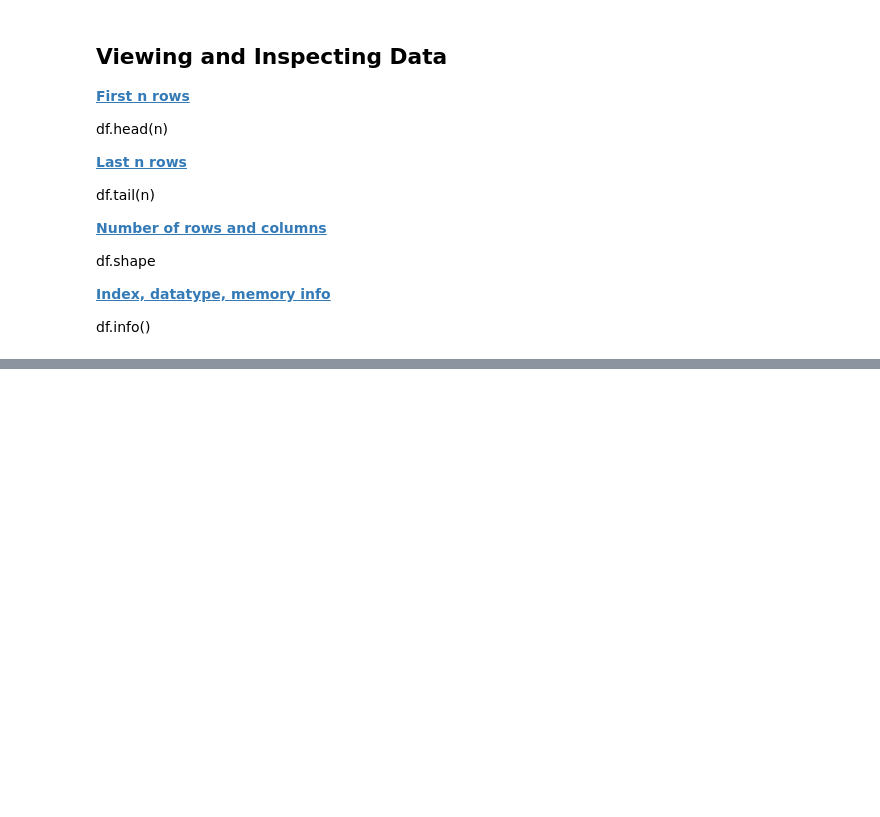
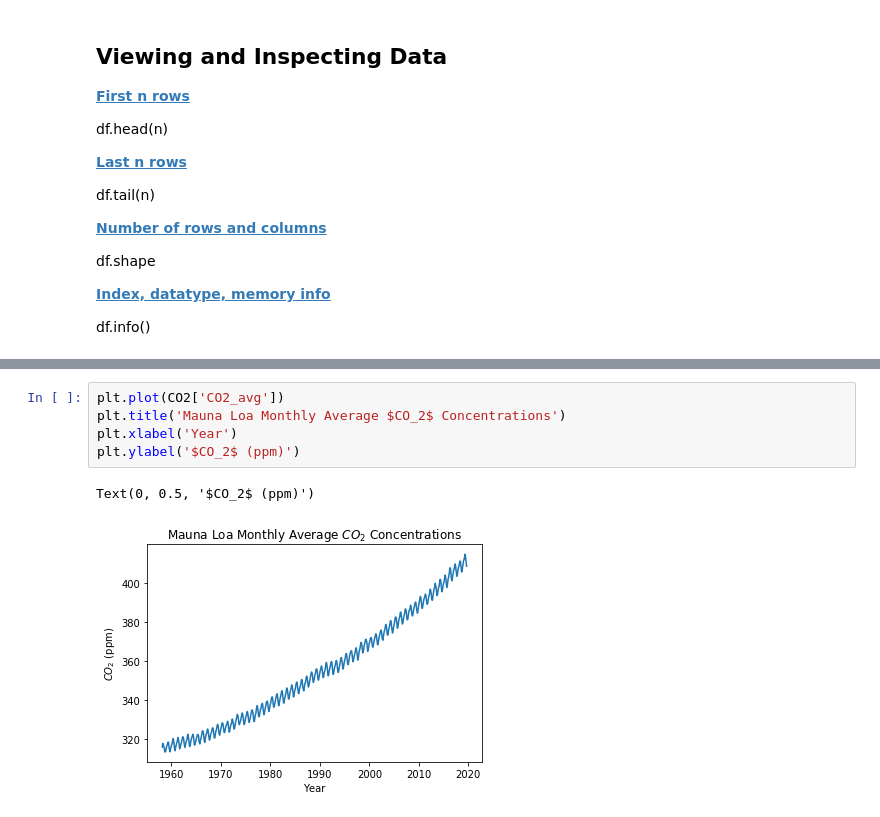
Before and after one commit to tamck/Pandas_tutorial, a Jupyter notebook: EARTH_PandasTech.ipynb, the cells around one changed output, grey strips where cells are left out. Drawn from its saved outputs; the diff is of its cells as text; blank space fills up the shorter version.

```diff
--- a/EARTH_PandasTech.ipynb
+++ b/EARTH_PandasTech.ipynb
@@ -381,0 +565,8 @@ Once again, let's try coding these to see if they give the same result:
+# %%
+plt.plot(CO2['CO2_avg'])
+plt.title('Mauna Loa Monthly Average $CO_2$ Concentrations')
+plt.xlabel('Year')
+plt.ylabel('$CO_2$ (ppm)')
+# %% [output]
+Text(0, 0.5, '$CO_2$ (ppm)')
+[figure, added]
```
Also changed, not shown: parts of 78 cells of this notebook, 4 other files.
